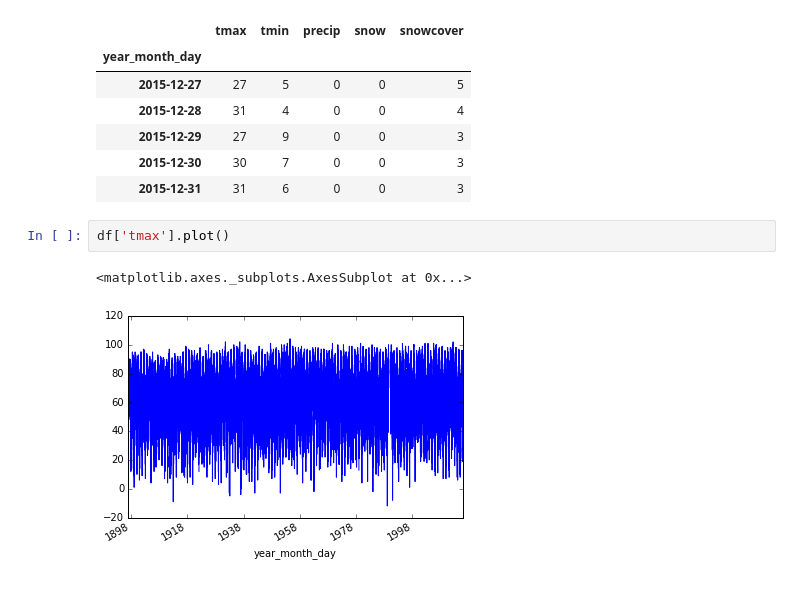
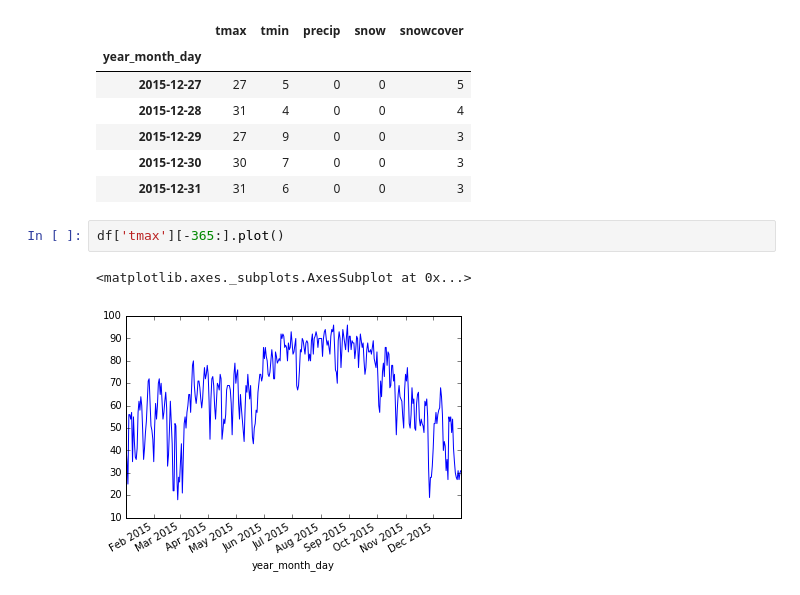
Before and after one commit to scientific-visualization-2016/ClassMaterials, a Jupyter notebook: Week-03/02-pandas-intro.ipynb, the cells around one changed output. Saved outputs shown, nothing was run; the diff lists cells and outputs as text.

```diff
--- a/Week-03/02-pandas-intro.ipynb
+++ b/Week-03/02-pandas-intro.ipynb
@@ -464,7 +464,7 @@ df.tail(5)
 | 2015-12-30 | 30 | 7 | 0 | 0 | 3 |
 | 2015-12-31 | 31 | 6 | 0 | 0 | 3 |
 # %%
-df['tmax'].plot()
+df['tmax'][-365:].plot()
 # %% [output]
 <matplotlib.axes._subplots.AxesSubplot at 0x...>
-[figure, old version]
+[figure, new version]
```
Also changed, not shown: parts of 7 cells of this notebook, 1 other file.
